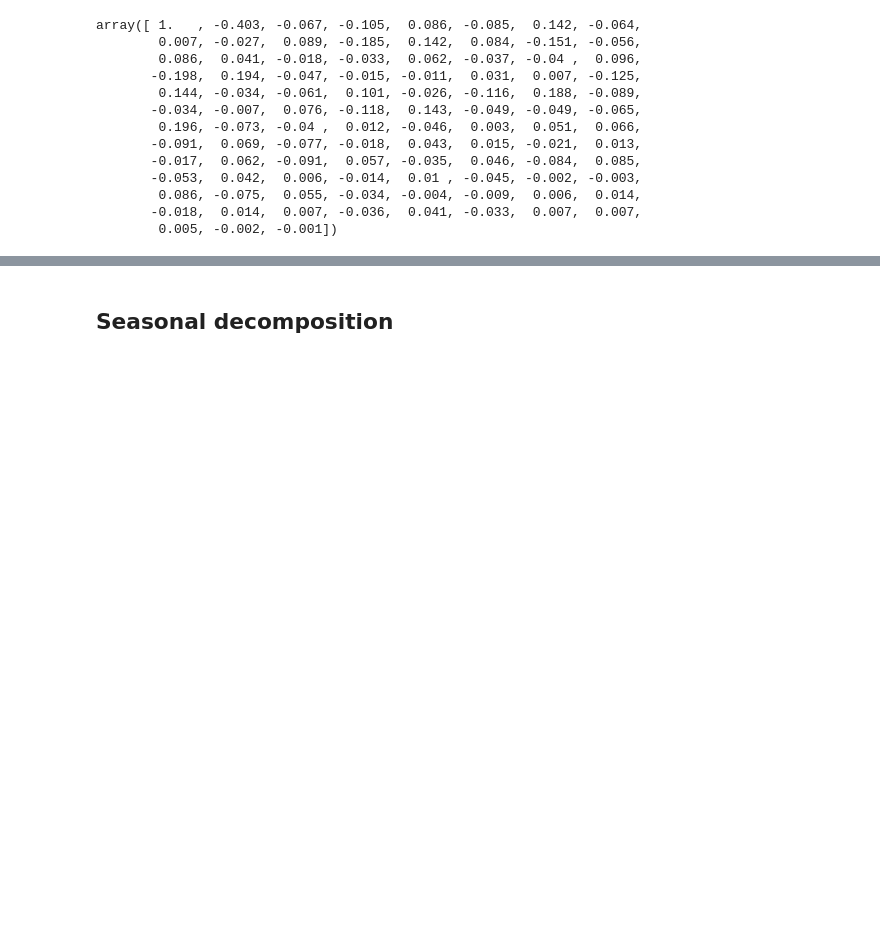
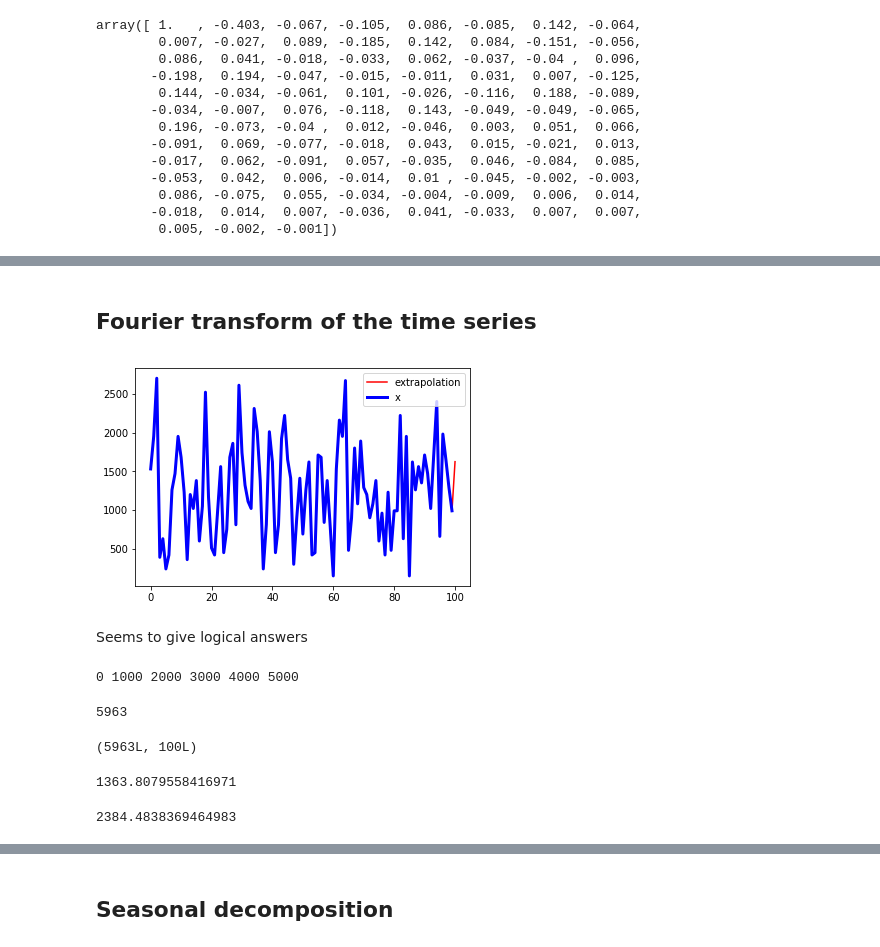
Before and after one commit to enrabre/Sales-forecast, a Jupyter notebook: pmi.ipynb, the cells around one changed output, grey strips where cells are left out. Drawn from its saved outputs; the diff is of its cells as text; code cells hidden in the pictures; blank space fills up the shorter version.

Commit message:
fourier extrapolation
Tried fourier extrapolation to take advantage of periodical feature of signal -> bad results

```diff
--- a/pmi.ipynb
+++ b/pmi.ipynb
@@ -387,3 +387,65 @@ fig = go.Figure(data=acf_data, layout=layout)
 iplot(fig, filename='show-legend')
 # %% [output]
 [interactive output not drawn]
+# %% [markdown]
+## Fourier transform of the time series
+# %%
+import pylab as pl
+
+def fourierExtrapolation(x, n_predict):
+    n = x.size
+    n_harm = 100                     # number of harmonics in model
+    t = np.arange(0, n)
+    p = np.polyfit(t, x, 1)         # find linear trend in x
+    x_notrend = x - p[0] * t        # detrended x
+    x_freqdom = np.fft.fft(x_notrend)  # detrended x in frequency domain
+    f = np.fft.fftfreq(n)              # frequencies
+    indexes = range(n)
+    # sort indexes by frequency, lower -> higher
+    indexes.sort(key = lambda i: np.absolute(f[i]))
+
+    t = np.arange(0, n + n_predict)
+    restored_sig = np.zeros(t.size)
+    for i in indexes[:1 + n_harm * 2]:
+        ampli = np.absolute(x_freqdom[i]) / n   # amplitude
+        phase = np.angle(x_freqdom[i])          # phase
+        restored_sig += ampli * np.cos(2 * np.pi * f[i] * t + phase)
+    return restored_sig + p[0] * t
+# %%
+x = X[0]
+n_predict = 1
+extrapolation = fourierExtrapolation(x, n_predict)
+pl.plot(np.arange(0, extrapolation.size), extrapolation, 'r', label = 'extrapolation')
+pl.plot(np.arange(0, x.size), x, 'b', label = 'x', linewidth = 3)
+pl.legend()
+pl.show()
+# %% [output]
+[figure, added]
+# %% [markdown]
+Seems to give logical answers
+# %%
+# Prediction of sales using the fourier extrapolation
+y_hat = []
+for index, ts in enumerate(X):
+    if index % 1000 == 0:
+        print index,
+    y_hat.append(fourierExtrapolation(ts, n_predict)[-1])
+# %% [output]
+0 1000 2000 3000 4000 5000
+# %%
+len(y_hat)
+# %% [output]
+5963
+# %%
+X.shape
+# %% [output]
+(5963L, 100L)
+# %%
+MAE = mean_absolute_error(y_hat, y)
+MAE
+# %% [output]
+1363.8079558416971
+# %%
+np.mean(y_hat)
+# %% [output]
+2384.4838369464983
```
Also changed, not shown: parts of 3 cells of this notebook.
